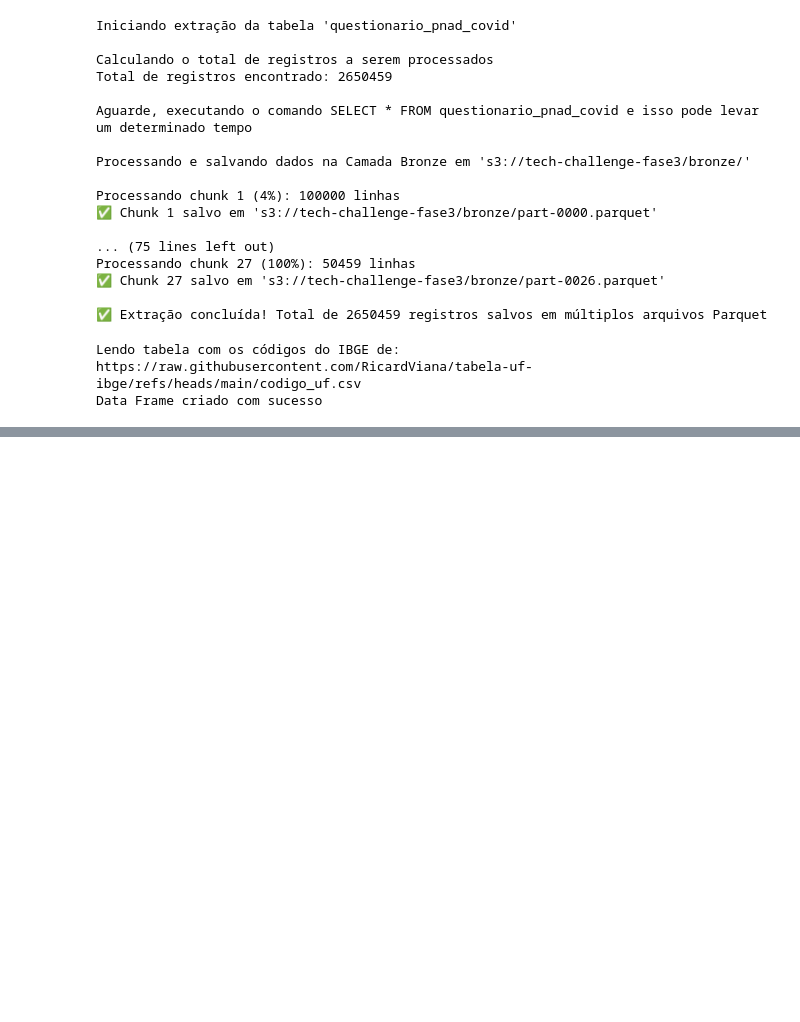
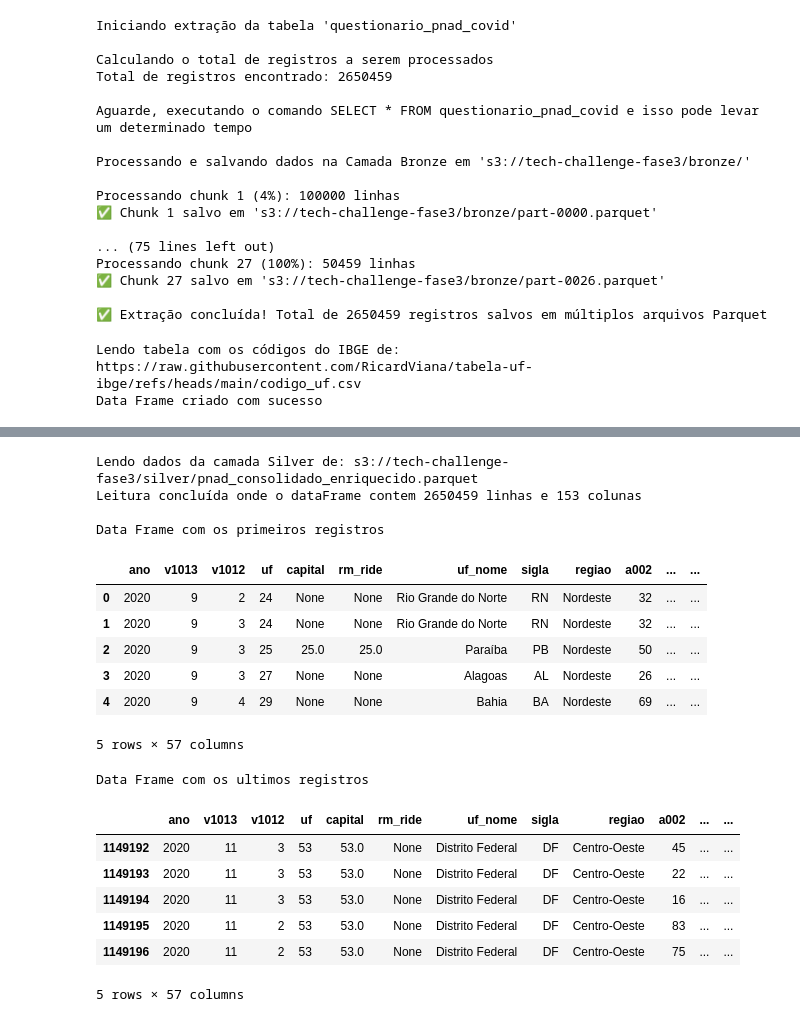
Before and after one commit to RicardViana/fiap-Big-Data, a Jupyter notebook: tech_challenge_fase_3.ipynb, the cells around one changed output, grey strips where cells are left out. Cells and saved outputs as stored; diff of their text form; code cells hidden in the pictures; blank space fills up the shorter version.

```diff
--- a/tech_challenge_fase_3.ipynb
+++ b/tech_challenge_fase_3.ipynb
@@ -773,20 +784,22 @@ faltantes = [c for c in todas_colunas if c not in df_estruturado.columns]
 if faltantes:
     print(f"Atenção: estas colunas não foram encontradas e ficaram de fora: {faltantes}")
 
-# Converter colunas para o formato correto
+# Alterar formatado das colunas
 colunas_para_converter = [
-    'a002', 'a003', 'a004', 'a005', 'a006', 'a006a', 'a006b'
+    'a002', 'a003', 'a004', 'a005', 'a006', 'a006a', 'a006b',
     'b0011', 'b0012', 'b0013', 'b0014', 'b0015', 'b0016', 'b0017',
     'b0018', 'b0019', 'b00110', 'b00111', 'b00112', 'b00113',
     'b008', 'b009a', 'b009c', 'b009e'
 ]
 
-# Itera sobre a lista e converte cada coluna
 for col in colunas_para_converter:
-    # 'errors='coerce'' é um parâmetro de segurança: se algum valor não puder
-    # ser convertido para número, ele se tornará NaN (nulo), evitando que o código quebre
-    if col in estrutura_final.columns:
         estrutura_final[col] = pd.to_numeric(estrutura_final[col], errors='coerce')
+
+colunas_para_tratar = ["a006a", "a006b"]
+
+for coluna in colunas_para_tratar:
+    estrutura_final[coluna] = estrutura_final[coluna].fillna(0)
+    estrutura_final[coluna] = estrutura_final[coluna].astype(int)
 
 # Tratar o campo de sintomas
 estrutura_final["febre"] = (estrutura_final['b0011'] == 1).astype(int)
@@ -833,33 +846,53 @@ escolaridade_map = {
     5: 'Médio completo',
     6: 'Superior incompleto',
     7: 'Superior completo',
     8: 'Pós-graduação, mestrado ou doutorado',
     9: 'Ignorado'
 }
 
 tipo_escola_map = {
     1: 'Publica',
     2: 'Privada'
 }
 
 aulas_presenciais_map = {
     1: 'Sim, normalmente',
     2: 'Sim, mas apenas parcialmente',
     3: 'Não, e meu normalmente é presencial/semipresencial',
     4: 'Não, meu curso é online'
 }
 
 estrutura_final['escolaridade'] = estrutura_final['a005'].map(escolaridade_map)
 estrutura_final['tipo_escola'] = estrutura_final['a006a'].map(tipo_escola_map)
 estrutura_final['aulas_presenciais'] = estrutura_final['a006b'].map(aulas_presenciais_map)
 estrutura_final["frequenta_escola"] = (estrutura_final["a006"] == 1).astype(int)
 
 # Ver o resultado final
 print("\nData Frame com os primeiros registros")
 display(estrutura_final.head(5))
 
 print("Data Frame com os ultimos registros")
 display(estrutura_final.tail(5))
+# %% [output]
+Lendo dados da camada Silver de: s3://tech-challenge-fase3/silver/pnad_consolidado_enriquecido.parquet
+Leitura concluída onde o dataFrame contem 2650459 linhas e 153 colunas
+
+Data Frame com os primeiros registros
+|  | ano | v1013 | v1012 | uf | capital | rm_ride | uf_nome | sigla | regiao | a002 | ... | ... |
+| 0 | 2020 | 9 | 2 | 24 | None | None | Rio Grande do Norte | RN | Nordeste | 32 | ... | ... |
+| 1 | 2020 | 9 | 3 | 24 | None | None | Rio Grande do Norte | RN | Nordeste | 32 | ... | ... |
+| 2 | 2020 | 9 | 3 | 25 | 25.0 | 25.0 | Paraíba | PB | Nordeste | 50 | ... | ... |
+| 3 | 2020 | 9 | 3 | 27 | None | None | Alagoas | AL | Nordeste | 26 | ... | ... |
+| 4 | 2020 | 9 | 4 | 29 | None | None | Bahia | BA | Nordeste | 69 | ... | ... |
+5 rows × 57 columns
+Data Frame com os ultimos registros
+|  | ano | v1013 | v1012 | uf | capital | rm_ride | uf_nome | sigla | regiao | a002 | ... | ... |
+| 1149192 | 2020 | 11 | 3 | 53 | 53.0 | None | Distrito Federal | DF | Centro-Oeste | 45 | ... | ... |
+| 1149193 | 2020 | 11 | 3 | 53 | 53.0 | None | Distrito Federal | DF | Centro-Oeste | 22 | ... | ... |
+| 1149194 | 2020 | 11 | 3 | 53 | 53.0 | None | Distrito Federal | DF | Centro-Oeste | 16 | ... | ... |
+| 1149195 | 2020 | 11 | 2 | 53 | 53.0 | None | Distrito Federal | DF | Centro-Oeste | 83 | ... | ... |
+| 1149196 | 2020 | 11 | 2 | 53 | 53.0 | None | Distrito Federal | DF | Centro-Oeste | 75 | ... | ... |
+5 rows × 57 columns
 # %%
 # Validar a camada silver vs a nova camada gold
 linhas, colunas = df_silver.shape
```
Also changed, not shown: parts of 8 cells of this notebook.
